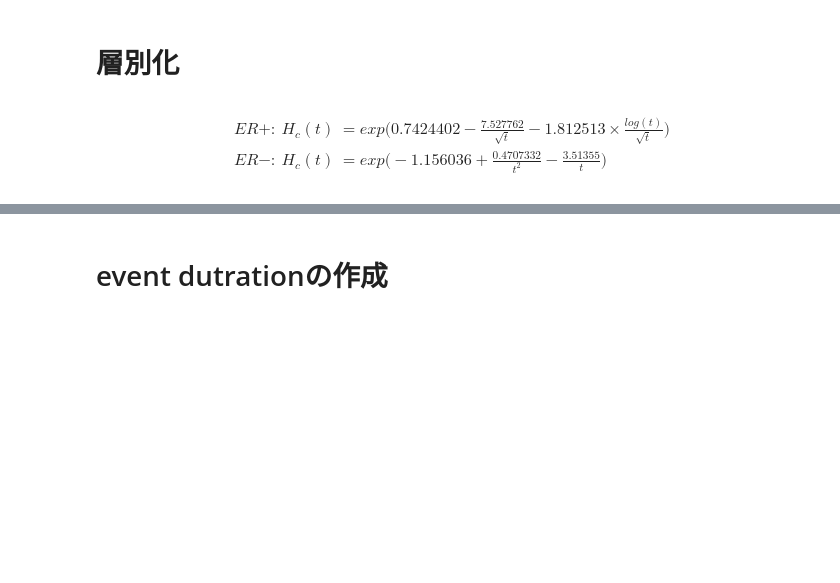
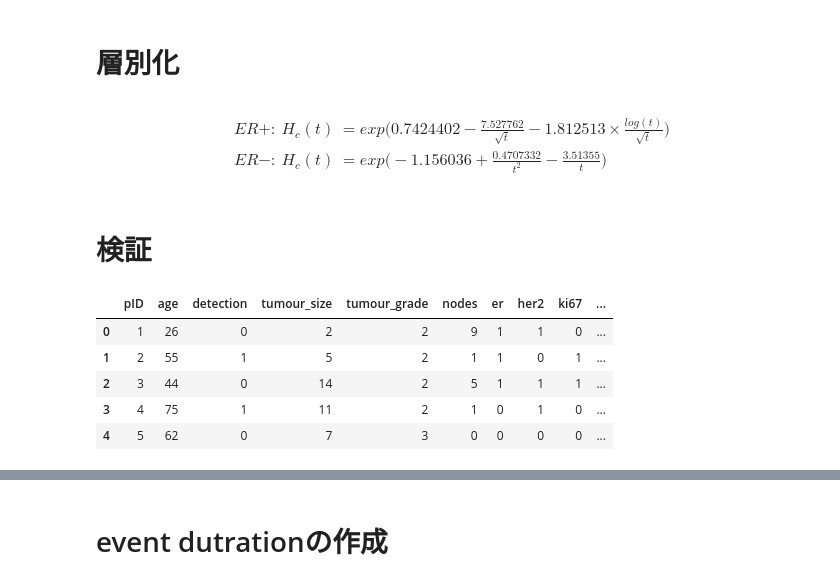
Before and after one commit to TakedaKatsuji/predict, a Jupyter notebook: predict.ipynb, the cells around one changed output, grey strips where cells are left out. Drawn from its saved outputs; the diff is of its cells as text; code cells hidden in the pictures; blank space fills up the shorter version.

```diff
--- a/predict.ipynb
+++ b/predict.ipynb
@@ -79,15 +79,27 @@ class Patient:
         self.bis = patient_data['bisphosphonates'].values[0]
         self.event = patient_data['event'].values[0]
         self.duration = patient_data['duration'].values[0]
-        self.treatment_options = f"c{int(self.chemo_gen)}:h{int(self.horm)}:t{int(self.traz)}:b{int(self.bis)}"
+
+        self.treatment_options = f"h{int(self.horm)}:c{int(self.chemo_gen)}:t{int(self.traz)}:b{int(self.bis)}"
+        #self.treatment_options_forR = self.__treatment_options_forR()
 
         # other
-        self.max_time = 100
+        self.max_time = 15
         self.time = np.array(range(1,self.max_time+1))
         self.__set_model()
         self.__other_causes_model()
         self.__cancer_causes_model()
 
+    def treatment_options_forR(self):
+        options = f"h{int(self.horm)}:c{int(self.chemo_gen)}:t{int(self.traz)}:b{int(self.bis)}"
+        treatments = [treat[0] for treat in options.split(":") if int(treat[1]) > 0]
+        if len(treatments) == 0:
+            return 's'
+        else:
+            treatment_options = ''
+            for treatment in treatments:
+                treatment_options += treatment
+            return treatment_options
 
     def get_patient_data(self):
         """患者の入力情報を辞書式で返すメソッド
@@ -268,19 +280,29 @@ class Patient_Score:
     def __init__(self,input_data):
         self.input_data = input_data
         self.patients = [Patient(patient_data=input_data.query(f" pID == {pID}")) for pID in input_data['pID'].unique()]
-        self.data = [(patient.pID, patient.predict(),patient.event, patient.duration) for patient in patients]
-        self.score_df = pd.DataFrame(data,columns=['pID', 'risk_score', 'event','duration']).reset_index(drop=True)
+        self.data = [(patient.pID, patient.predict(),patient.event, patient.duration) for patient in self.patients]
+        self.score_df = pd.DataFrame(self.data,columns=['pID', 'risk_score', 'event','duration']).reset_index(drop=True)
         self.score_df['event'] = self.score_df['event'].apply(lambda x: True if x == 1 else False)
 
     def score(self):
         score = concordance_index_censored(
-            event_indicator=c_sta_df['event'].values,
-            event_time=c_sta_df['duration'].values,
-            estimate=c_sta_df['risk_score'].values,
+            event_indicator = self.score_df['event'].values,
+            event_time = self.score_df['duration'].values,
+            estimate = self.score_df['risk_score'].values,
         )[0]
 
         return score
+# %% [markdown]
+# 検証
 # %%
-input_data = pd.read_csv("./input_data3.csv")
+input_data = pd.read_csv("./input_data_verlification.csv")
 patients = [Patient(patient_data=input_data.query(f" pID == {pID}")) for pID in input_data['pID'].unique()]
 data = [(patient.pID, patient.predict(),patient.event, patient.duration) for patient in patients]
+input_data.head()
+# %% [output]
+|  | pID | age | detection | tumour_size | tumour_grade | nodes | er | her2 | ki67 | ... |
+| 0 | 1 | 26 | 0 | 2 | 2 | 9 | 1 | 1 | 0 | ... |
+| 1 | 2 | 55 | 1 | 5 | 2 | 1 | 1 | 0 | 1 | ... |
+| 2 | 3 | 44 | 0 | 14 | 2 | 5 | 1 | 1 | 1 | ... |
+| 3 | 4 | 75 | 1 | 11 | 2 | 1 | 0 | 1 | 0 | ... |
+| 4 | 5 | 62 | 0 | 7 | 3 | 0 | 0 | 0 | 0 | ... |
```
Also changed, not shown: parts of 7 cells of this notebook, 3 other files.
